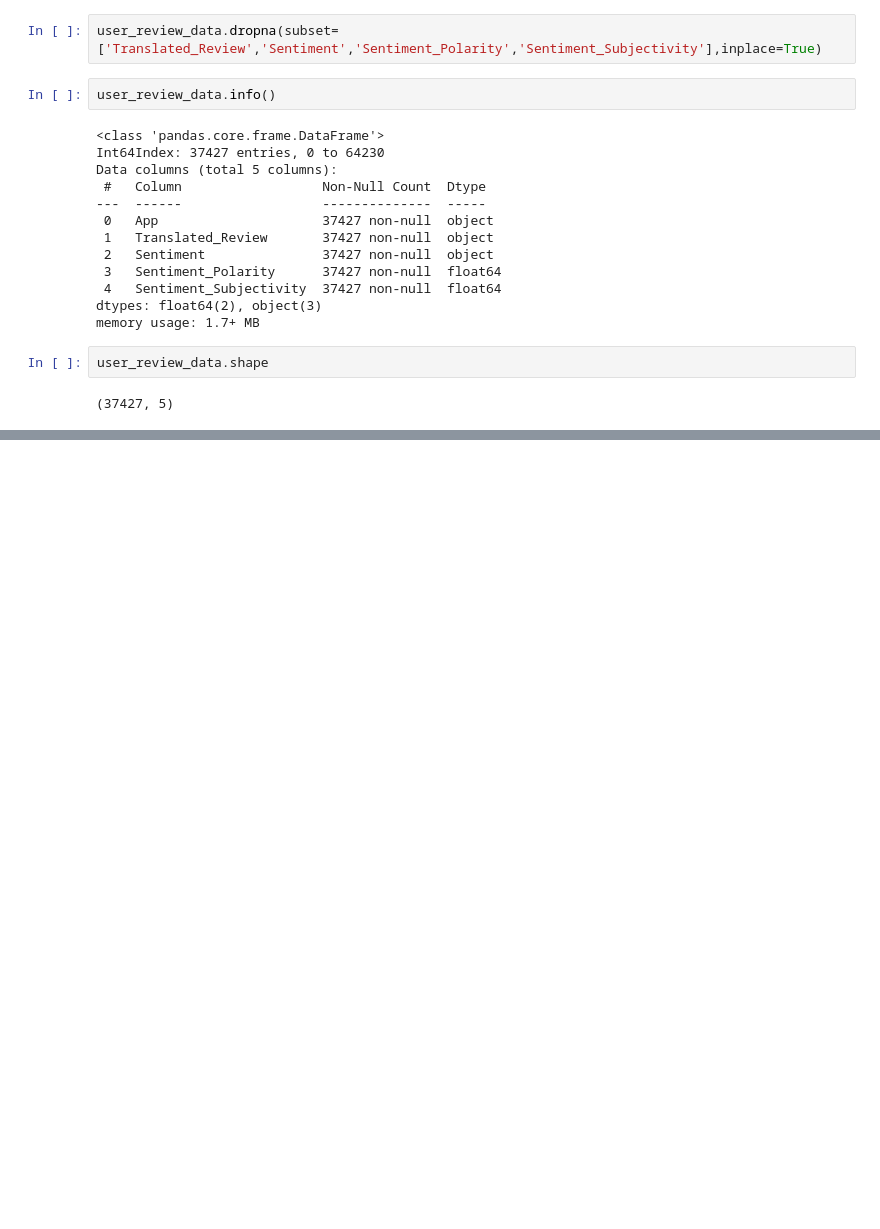
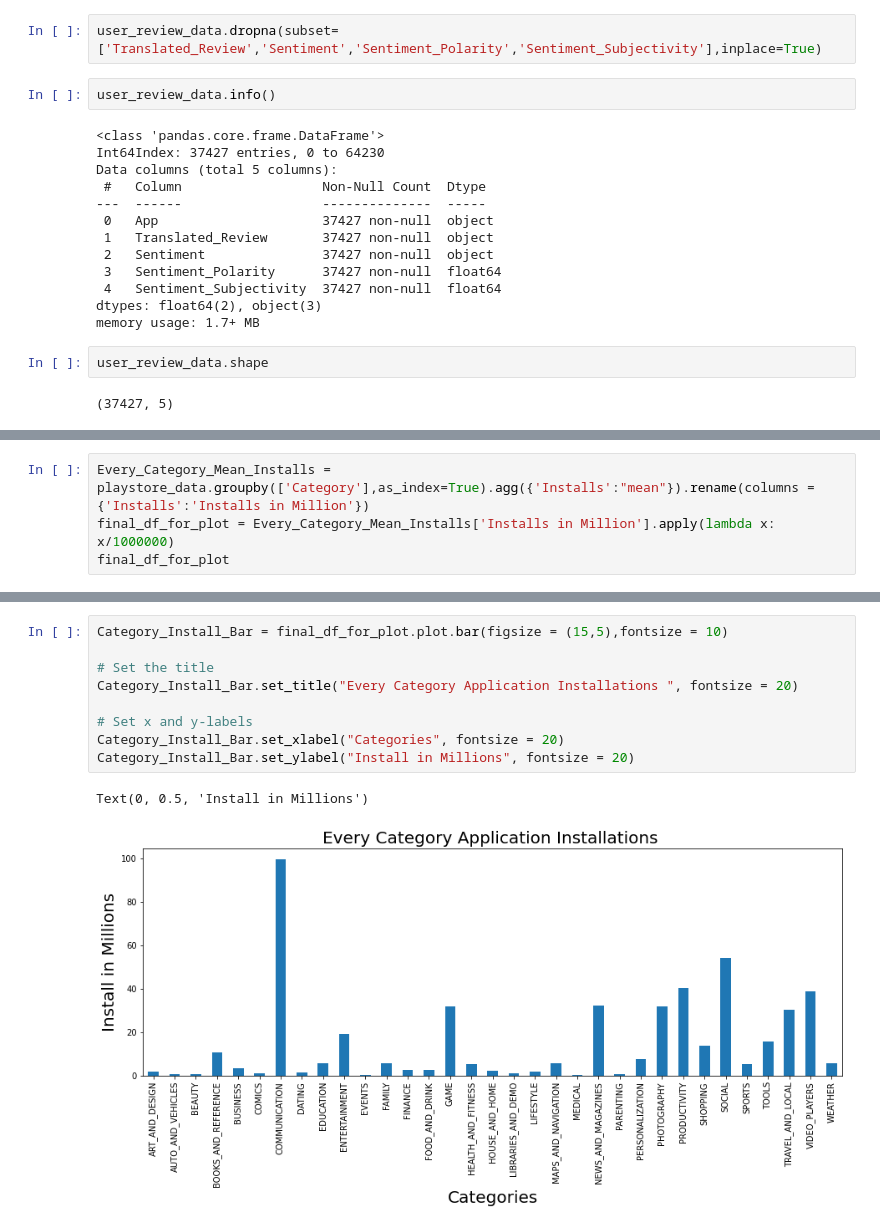
Before and after one commit to Vashu-Garg/Capstone-Project---Play-Store-App-Data-Analysis, a Jupyter notebook: Capstone_Play_Store_App_Review_Analysis_(Individual).ipynb, the cells around one changed output, grey strips where cells are left out. Cells and saved outputs as stored; diff of their text form; blank space fills up the shorter version.

Commit message:
In this commit two data operations with visualiztion has been done

```diff
--- a/Capstone_Play_Store_App_Review_Analysis_(Individual).ipynb
+++ b/Capstone_Play_Store_App_Review_Analysis_(Individual).ipynb
@@ -193,0 +261,4 @@ user_review_data.shape
+# %%
+Every_Category_Mean_Installs = playstore_data.groupby(['Category'],as_index=True).agg({'Installs':"mean"}).rename(columns ={'Installs':'Installs in Million'})
+final_df_for_plot = Every_Category_Mean_Installs['Installs in Million'].apply(lambda x: x/1000000)
+final_df_for_plot
@@ -193,0 +283,12 @@ user_review_data.shape
+# %%
+Category_Install_Bar = final_df_for_plot.plot.bar(figsize = (15,5),fontsize = 10)
+
+# Set the title
+Category_Install_Bar.set_title("Every Category Application Installations ", fontsize = 20)
+
+# Set x and y-labels
+Category_Install_Bar.set_xlabel("Categories", fontsize = 20)
+Category_Install_Bar.set_ylabel("Install in Millions", fontsize = 20)
+# %% [output]
+Text(0, 0.5, 'Install in Millions')
+[figure, added]
```
Also changed, not shown: parts of 8 cells of this notebook.
